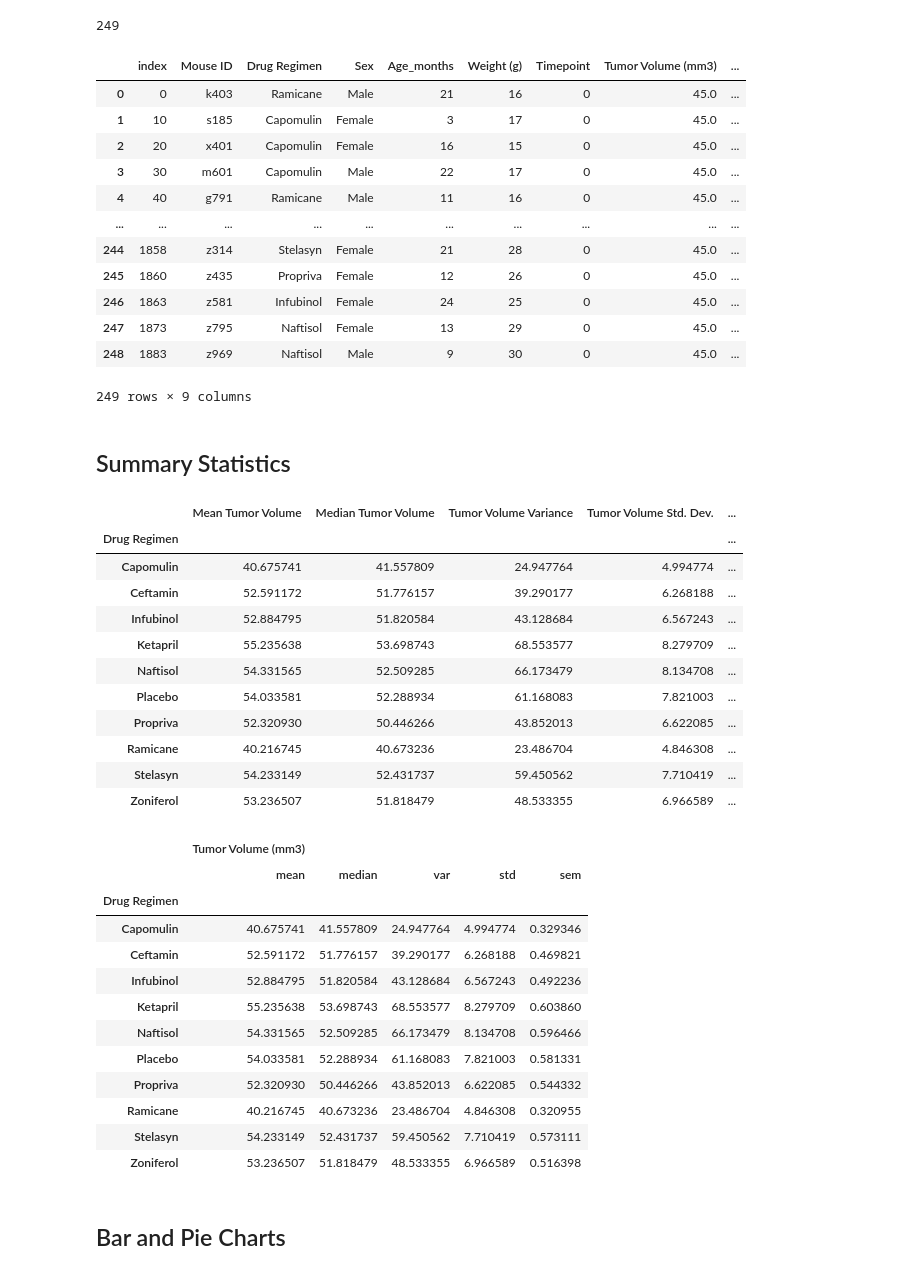
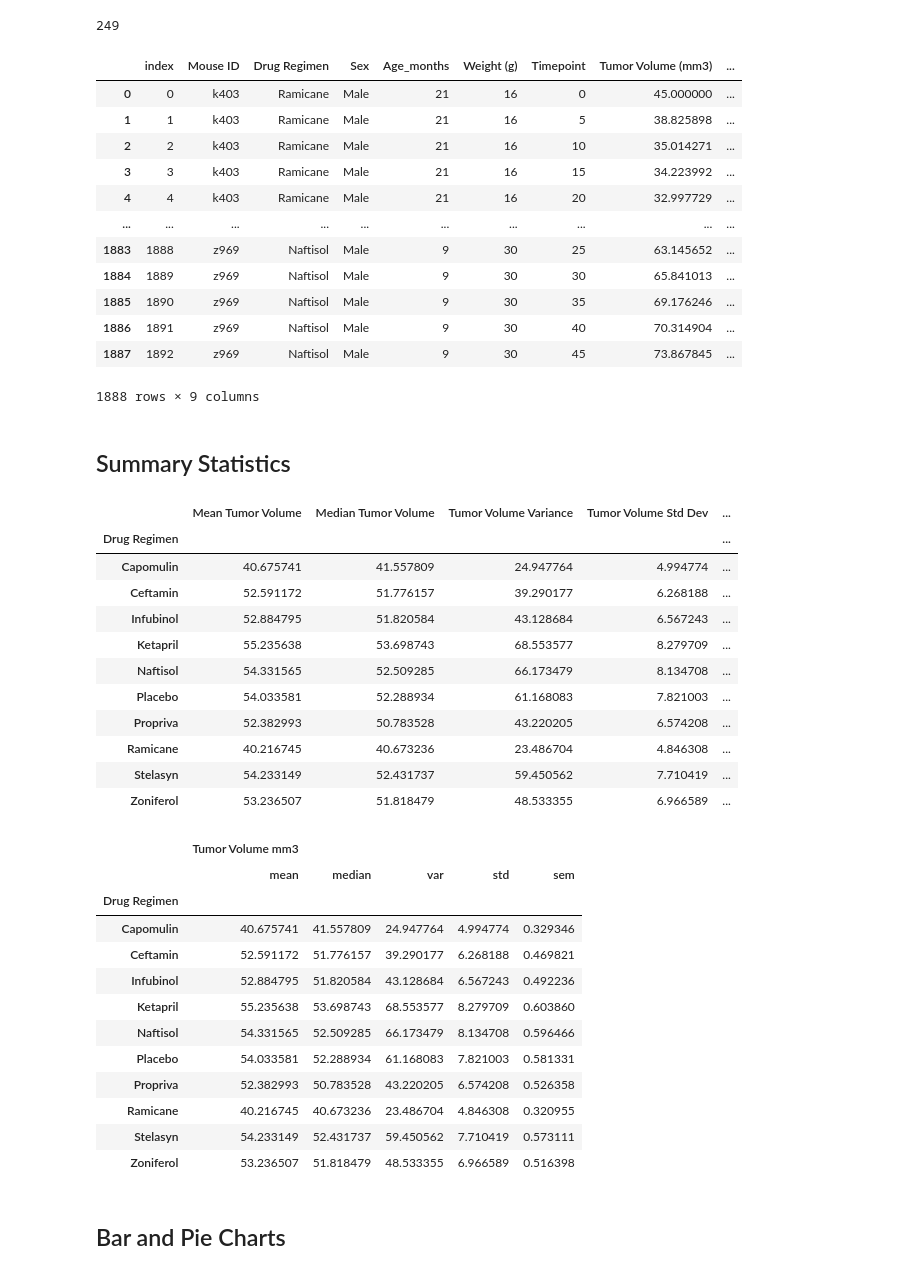
Before and after one commit to DavidsonRCan2/data-vis-challenge, a Jupyter notebook: Pymaceuticals/pymaceuticals_main.ipynb, the cells around one changed output. Drawn from its saved outputs; the diff is of its cells as text; code cells hidden in the pictures.

Commit message:
Tumor volume stats calculated

```diff
--- a/Pymaceuticals/pymaceuticals_main.ipynb
+++ b/Pymaceuticals/pymaceuticals_main.ipynb
@@ -71,6 +64,6 @@ duplicates
 # %%
 # Create a clean DataFrame by dropping the duplicate mouse by its ID.
-updated_mice = mouse_merge.drop_duplicates(["Mouse ID"], keep='first')
+updated_mice = mouse_merge.drop_duplicates(["Mouse ID","Timepoint"], keep='last')
 updated_mice
 # %% [output]
 |  | Mouse ID | Drug Regimen | Sex | Age_months | Weight (g) | Timepoint | Tumor Volume (mm3) | ... |
@@ -98,18 +91,18 @@ final_mice = updated_mice.reset_index()
 final_mice
 # %% [output]
 |  | index | Mouse ID | Drug Regimen | Sex | Age_months | Weight (g) | Timepoint | Tumor Volume (mm3) | ... |
-| 0 | 0 | k403 | Ramicane | Male | 21 | 16 | 0 | 45.0 | ... |
-| 1 | 10 | s185 | Capomulin | Female | 3 | 17 | 0 | 45.0 | ... |
-| 2 | 20 | x401 | Capomulin | Female | 16 | 15 | 0 | 45.0 | ... |
-| 3 | 30 | m601 | Capomulin | Male | 22 | 17 | 0 | 45.0 | ... |
-| 4 | 40 | g791 | Ramicane | Male | 11 | 16 | 0 | 45.0 | ... |
+| 0 | 0 | k403 | Ramicane | Male | 21 | 16 | 0 | 45.000000 | ... |
+| 1 | 1 | k403 | Ramicane | Male | 21 | 16 | 5 | 38.825898 | ... |
+| 2 | 2 | k403 | Ramicane | Male | 21 | 16 | 10 | 35.014271 | ... |
+| 3 | 3 | k403 | Ramicane | Male | 21 | 16 | 15 | 34.223992 | ... |
+| 4 | 4 | k403 | Ramicane | Male | 21 | 16 | 20 | 32.997729 | ... |
 | ... | ... | ... | ... | ... | ... | ... | ... | ... | ... |
-| 244 | 1858 | z314 | Stelasyn | Female | 21 | 28 | 0 | 45.0 | ... |
-| 245 | 1860 | z435 | Propriva | Female | 12 | 26 | 0 | 45.0 | ... |
-| 246 | 1863 | z581 | Infubinol | Female | 24 | 25 | 0 | 45.0 | ... |
-| 247 | 1873 | z795 | Naftisol | Female | 13 | 29 | 0 | 45.0 | ... |
-| 248 | 1883 | z969 | Naftisol | Male | 9 | 30 | 0 | 45.0 | ... |
+| 1883 | 1888 | z969 | Naftisol | Male | 9 | 30 | 25 | 63.145652 | ... |
+| 1884 | 1889 | z969 | Naftisol | Male | 9 | 30 | 30 | 65.841013 | ... |
+| 1885 | 1890 | z969 | Naftisol | Male | 9 | 30 | 35 | 69.176246 | ... |
+| 1886 | 1891 | z969 | Naftisol | Male | 9 | 30 | 40 | 70.314904 | ... |
+| 1887 | 1892 | z969 | Naftisol | Male | 9 | 30 | 45 | 73.867845 | ... |
-249 rows × 9 columns
+1888 rows × 9 columns
 # %% [markdown]
 ## Summary Statistics
 # %%
@@ -118,8 +111,28 @@ final_mice
 # Use groupby and summary statistical methods to calculate the following properties of each drug regimen:
 # mean, median, variance, standard deviation, and SEM of the tumor volume.
 # Assemble the resulting series into a single summary DataFrame.
+
+tv_mean = final_mice.groupby(["Drug Regimen"])["Tumor Volume (mm3)"].mean()
+tv_mean = pd.DataFrame(tv_mean)
+tv_mean.columns=["Mean Tumor Volume"]
+tv_median = final_mice.groupby(["Drug Regimen"])["Tumor Volume (mm3)"].median()
+tv_median = pd.DataFrame(tv_median)
+tv_median.columns=["Median Tumor Volume"]
+tv_variance = final_mice.groupby(["Drug Regimen"])["Tumor Volume (mm3)"].var()
+tv_variance = pd.DataFrame(tv_variance)
+tv_variance.columns=["Tumor Volume Variance"]
+tv_stddv = final_mice.groupby(["Drug Regimen"])["Tumor Volume (mm3)"].std()
+tv_stddv = pd.DataFrame(tv_stddv)
+tv_stddv.columns=["Tumor Volume Std Dev"]
+tv_sem = final_mice.groupby(["Drug Regimen"])["Tumor Volume (mm3)"].sem()
+tv_sem = pd.DataFrame(tv_sem)
+tv_sem.columns=["Tumor Volume Std. Err."]
+
+tv_stats = pd.concat([tv_mean, tv_median, tv_variance, tv_stddv, tv_sem], axis=1)
+tv_stats = pd.DataFrame(tv_stats)
+tv_stats
 # %% [output]
-|  | Mean Tumor Volume | Median Tumor Volume | Tumor Volume Variance | Tumor Volume Std. Dev. | ... |
+|  | Mean Tumor Volume | Median Tumor Volume | Tumor Volume Variance | Tumor Volume Std Dev | ... |
 | Drug Regimen |  |  |  |  | ... |
 | Capomulin | 40.675741 | 41.557809 | 24.947764 | 4.994774 | ... |
 | Ceftamin | 52.591172 | 51.776157 | 39.290177 | 6.268188 | ... |
@@ -127,17 +140,24 @@ final_mice
 | Ketapril | 55.235638 | 53.698743 | 68.553577 | 8.279709 | ... |
 | Naftisol | 54.331565 | 52.509285 | 66.173479 | 8.134708 | ... |
 | Placebo | 54.033581 | 52.288934 | 61.168083 | 7.821003 | ... |
-| Propriva | 52.320930 | 50.446266 | 43.852013 | 6.622085 | ... |
+| Propriva | 52.382993 | 50.783528 | 43.220205 | 6.574208 | ... |
 | Ramicane | 40.216745 | 40.673236 | 23.486704 | 4.846308 | ... |
 | Stelasyn | 54.233149 | 52.431737 | 59.450562 | 7.710419 | ... |
 | Zoniferol | 53.236507 | 51.818479 | 48.533355 | 6.966589 | ... |
 # %%
 # Generate a summary statistics table of mean, median, variance, standard deviation,
 # and SEM of the tumor volume for each regimen
 
 # Using the aggregation method, produce the same summary statistics in a single line.
+tvstatsbydrug = final_mice.groupby(["Drug Regimen"])["Tumor Volume (mm3)"].agg(["mean", "median", "var", "std", "sem"])
+tvstatsbydrug = pd.DataFrame(tvstatsbydrug)
+# tvstatsbydrug.style.set_caption("Tumor Volume (mm3)")
+# tvstatsbydrug = tvstatsbydrug.style.set_caption('Tumor Volume (mm3)')
+tvstatsbydrug.columns = pd.MultiIndex.from_tuples(
+    zip(["Tumor Volume mm3",'','','',''],tvstatsbydrug.columns))
+tvstatsbydrug
 # %% [output]
-|  | Tumor Volume (mm3) |  |  |  |  |
+|  | Tumor Volume mm3 |  |  |  |  |
 |  | mean | median | var | std | sem |
 | Drug Regimen |  |  |  |  |  |
 | Capomulin | 40.675741 | 41.557809 | 24.947764 | 4.994774 | 0.329346 |
@@ -146,7 +166,7 @@ final_mice
 | Ketapril | 55.235638 | 53.698743 | 68.553577 | 8.279709 | 0.603860 |
 | Naftisol | 54.331565 | 52.509285 | 66.173479 | 8.134708 | 0.596466 |
 | Placebo | 54.033581 | 52.288934 | 61.168083 | 7.821003 | 0.581331 |
-| Propriva | 52.320930 | 50.446266 | 43.852013 | 6.622085 | 0.544332 |
+| Propriva | 52.382993 | 50.783528 | 43.220205 | 6.574208 | 0.526358 |
 | Ramicane | 40.216745 | 40.673236 | 23.486704 | 4.846308 | 0.320955 |
 | Stelasyn | 54.233149 | 52.431737 | 59.450562 | 7.710419 | 0.573111 |
 | Zoniferol | 53.236507 | 51.818479 | 48.533355 | 6.966589 | 0.516398 |
```
Also changed, not shown: parts of 3 cells of this notebook.
